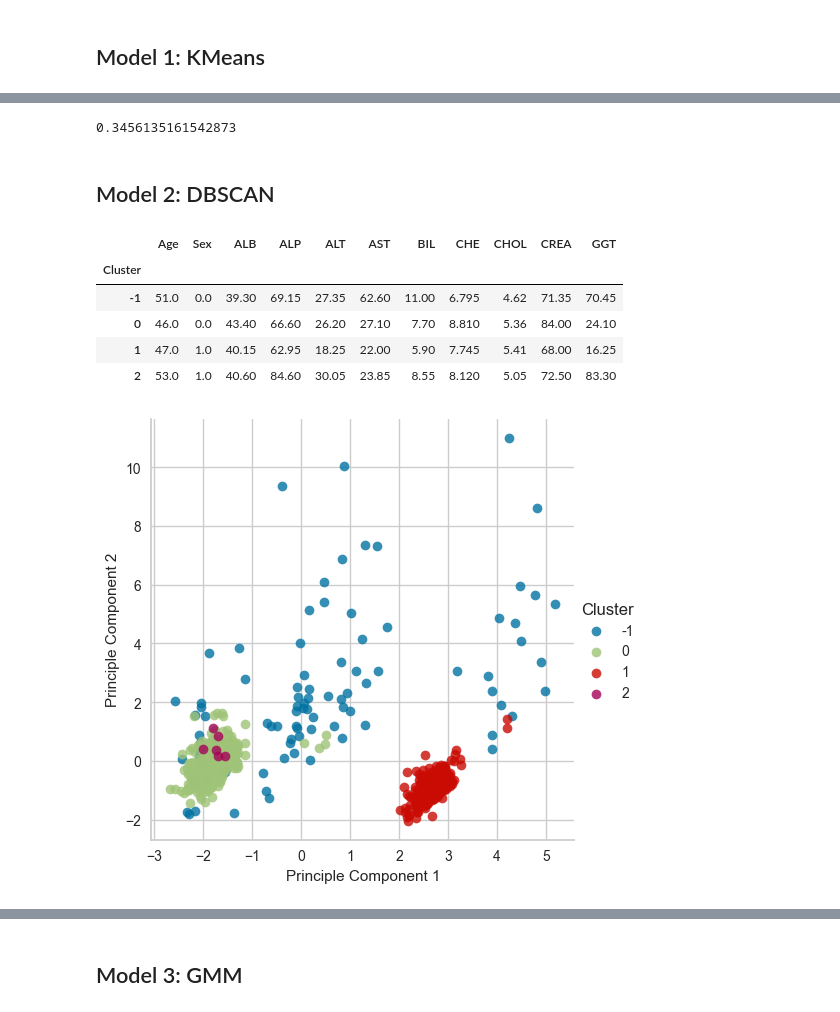
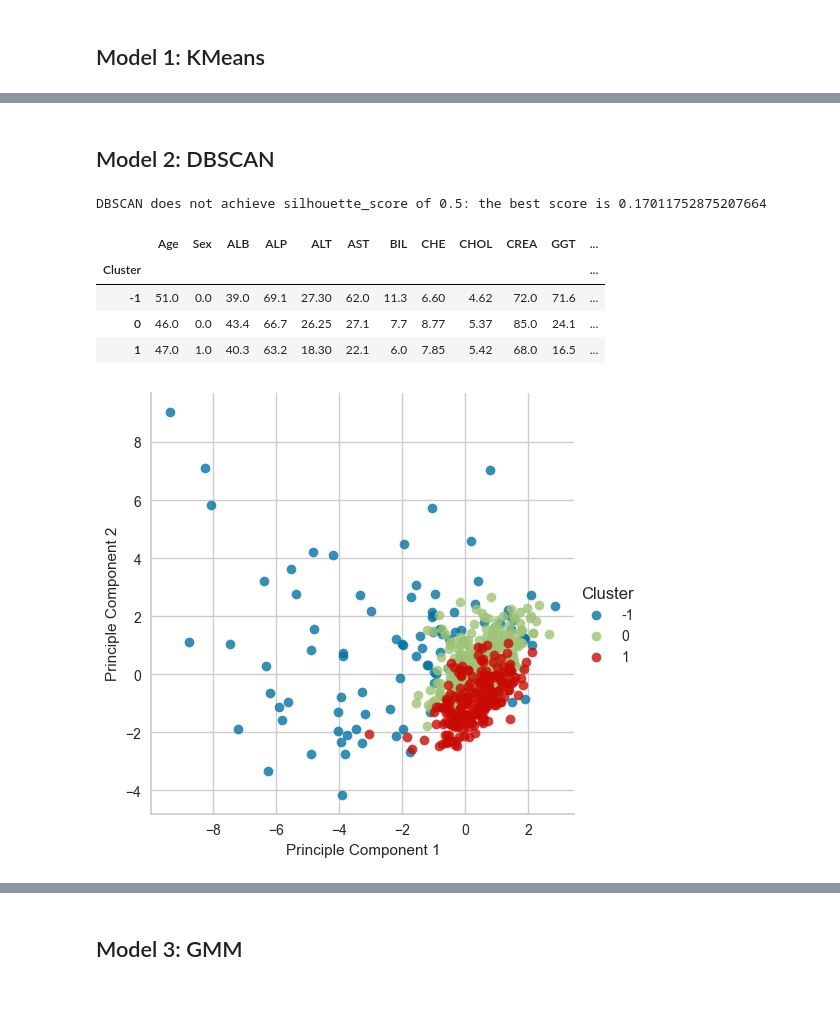
Before and after one commit to rojpa/hcv-clustering, a Jupyter notebook: hcv-clustering.ipynb, the cells around one changed output, grey strips where cells are left out. Cells and saved outputs as stored; diff of their text form; code cells hidden in the pictures.

```diff
--- a/hcv-clustering.ipynb
+++ b/hcv-clustering.ipynb
@@ -127,6 +127,6 @@ memory usage: 62.6+ KB
 # %% [markdown]
 ## Data Cleaning and Feature Engineering
 # %%
-X = df.iloc[:,2:13]
+X = df.iloc[:,2:14]
 X
 # %% [output]
@@ -202,7 +207,7 @@ pd.DataFrame(pc_data, columns=[f'Comp {i}' for i in range(pc_data.shape[1])]).he
 # %%
 model = KMeans()
 
-kmvis = KElbowVisualizer(model, k=(3,10))
+kmvis = KElbowVisualizer(model, k=(1,10))
 kmvis.fit(pc_data)
 kmvis.poof()
 # %% [output]
@@ -210,9 +215,19 @@ kmvis.poof()
 <Axes: title={'center': 'Distortion Score Elbow for KMeans Clustering'}, xlabel='k', ylabel='distortion score'>
 # %%
-km = KMeans(n_clusters=kmvis.elbow_value_)
-km = km.fit(pc_data)
-X['Cluster'] = km.predict(pc_data)
-X_ori['Cluster'] = X['Cluster']
+km_score_max = 0
+for i in range(1000):
+    km = KMeans(n_clusters=kmvis.elbow_value_)
+    km = km.fit(pc_data)
+    X['Cluster'] = km.predict(pc_data)
+    X_ori['Cluster'] = X['Cluster']
+    km_score = silhouette_score(X, X['Cluster'])
+    if km_score > km_score_max:
+        km_score_max = km_score
+    if km_score >= 0.5:
+        print(km_score)
+        break
+if km_score < 0.5:
+    print(f'KMeans does not achieve silhouette_score of 0.5: the best score is {km_score_max}')
 
 pc = pd.DataFrame([pc_data[:, 0], pc_data[:, 1]]).T
 pc.columns = ['Principle Component 1', 'Principle Component 2']
@@ -230,30 +245,35 @@ X_ori.groupby('Cluster').median()
-# %%
-km_score = silhouette_score(X, X['Cluster'])
-print(km_score)
-# %% [output]
-0.3456135161542873
 # %% [markdown]
 ## Model 2: DBSCAN
 # %%
 X.drop(columns=['Cluster'])
 X_ori.drop(columns=['Cluster'])
 
-db = DBSCAN(eps=2)
-db.fit(X)
-X['Cluster'] = db.labels_
-X_ori['Cluster'] = X['Cluster']
-X['Cluster'].value_counts()
+db_score_max = 0
+for i in range(1000):
+    db = DBSCAN(eps=2)
+    db.fit(X)
+    X['Cluster'] = db.labels_
+    X_ori['Cluster'] = X['Cluster']
+    X['Cluster'].value_counts()
+    db_score = silhouette_score(X, X['Cluster'])
+    if db_score > db_score_max:
+        db_score_max = db_score
+    if db_score >= 0.5:
+        print(km_score)
+        break
+if db_score < 0.5:
+    print(f'DBSCAN does not achieve silhouette_score of 0.5: the best score is {db_score_max}')
 
 pc = pd.DataFrame([pc_data[:, 0], pc_data[:, 1]]).T
 pc.columns = ['Principle Component 1', 'Principle Component 2']
 pc = pd.concat([pc, X['Cluster']], axis=1)
 sns.lmplot(x='Principle Component 1', y='Principle Component 2', data=pc, hue='Cluster', fit_reg=False)
 X_ori.groupby('Cluster').median()
 # %% [output]
+DBSCAN does not achieve silhouette_score of 0.5: the best score is 0.17011752875207664
-|  | Age | Sex | ALB | ALP | ALT | AST | BIL | CHE | CHOL | CREA | GGT |
-| Cluster |  |  |  |  |  |  |  |  |  |  |  |
-| -1 | 51.0 | 0.0 | 39.30 | 69.15 | 27.35 | 62.60 | 11.00 | 6.795 | 4.62 | 71.35 | 70.45 |
-| 0 | 46.0 | 0.0 | 43.40 | 66.60 | 26.20 | 27.10 | 7.70 | 8.810 | 5.36 | 84.00 | 24.10 |
-| 1 | 47.0 | 1.0 | 40.15 | 62.95 | 18.25 | 22.00 | 5.90 | 7.745 | 5.41 | 68.00 | 16.25 |
-| 2 | 53.0 | 1.0 | 40.60 | 84.60 | 30.05 | 23.85 | 8.55 | 8.120 | 5.05 | 72.50 | 83.30 |
+|  | Age | Sex | ALB | ALP | ALT | AST | BIL | CHE | CHOL | CREA | GGT | ... |
+| Cluster |  |  |  |  |  |  |  |  |  |  |  | ... |
+| -1 | 51.0 | 0.0 | 39.0 | 69.1 | 27.30 | 62.0 | 11.3 | 6.60 | 4.62 | 72.0 | 71.6 | ... |
+| 0 | 46.0 | 0.0 | 43.4 | 66.7 | 26.25 | 27.1 | 7.7 | 8.77 | 5.37 | 85.0 | 24.1 | ... |
+| 1 | 47.0 | 1.0 | 40.3 | 63.2 | 18.30 | 22.1 | 6.0 | 7.85 | 5.42 | 68.0 | 16.5 | ... |
-[figure, old version]
+[figure, new version]
```
Also changed, not shown: parts of 11 cells of this notebook.
